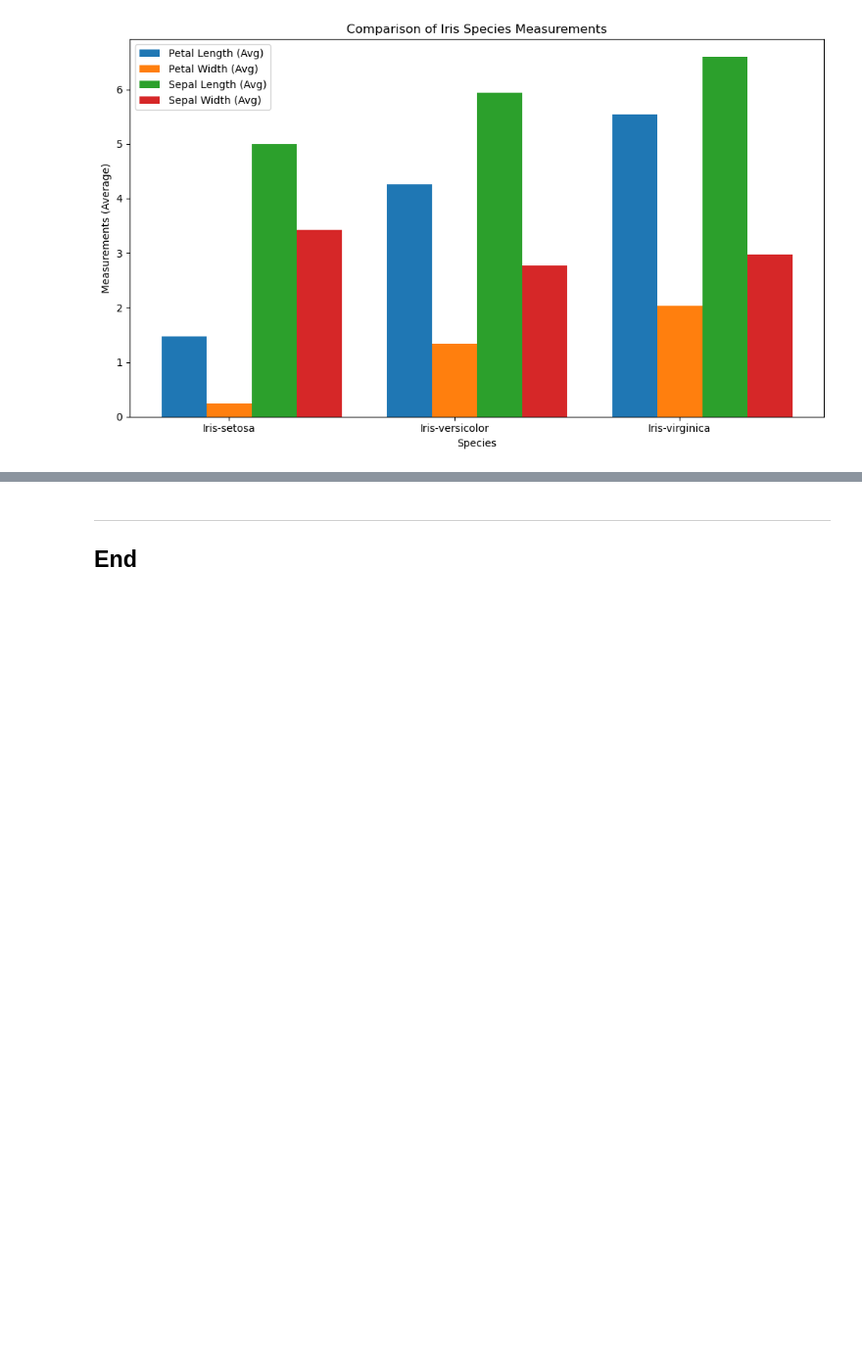
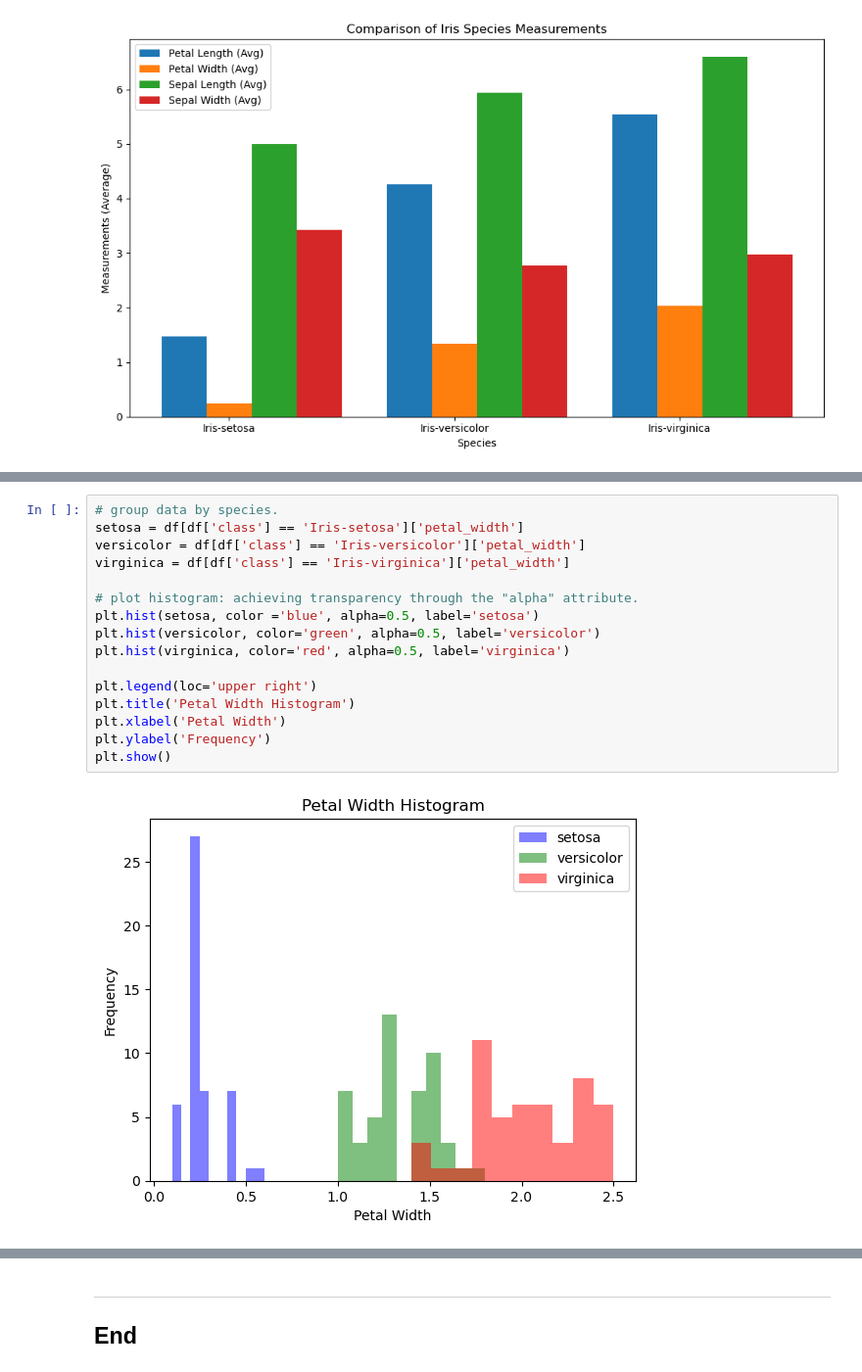
Before and after one commit to AndreaCignoni/FundamentalsOfDataAnalysis, a Jupyter notebook: project.ipynb, the cells around one changed output, grey strips where cells are left out. Shown at 98% size. Drawn from its saved outputs; the diff is of its cells as text; blank space fills up the shorter version.

Commit message:
Plotting Individual Features and Searching for possible discrimination principles

```diff
--- a/project.ipynb
+++ b/project.ipynb
@@ -325,0 +338,18 @@ For guidance on plotting histograms using the *Fisher's Iris dataset*, I've refe
+# %%
+# group data by species.
+setosa = df[df['class'] == 'Iris-setosa']['petal_width']
+versicolor = df[df['class'] == 'Iris-versicolor']['petal_width']
+virginica = df[df['class'] == 'Iris-virginica']['petal_width']
+
+# plot histogram: achieving transparency through the "alpha" attribute.
+plt.hist(setosa, color ='blue', alpha=0.5, label='setosa')
+plt.hist(versicolor, color='green', alpha=0.5, label='versicolor')
+plt.hist(virginica, color='red', alpha=0.5, label='virginica')
+
+plt.legend(loc='upper right')
+plt.title('Petal Width Histogram')
+plt.xlabel('Petal Width')
+plt.ylabel('Frequency')
+plt.show()
+# %% [output]
+[figure, added]
```
Also changed, not shown: parts of 9 cells of this notebook.
